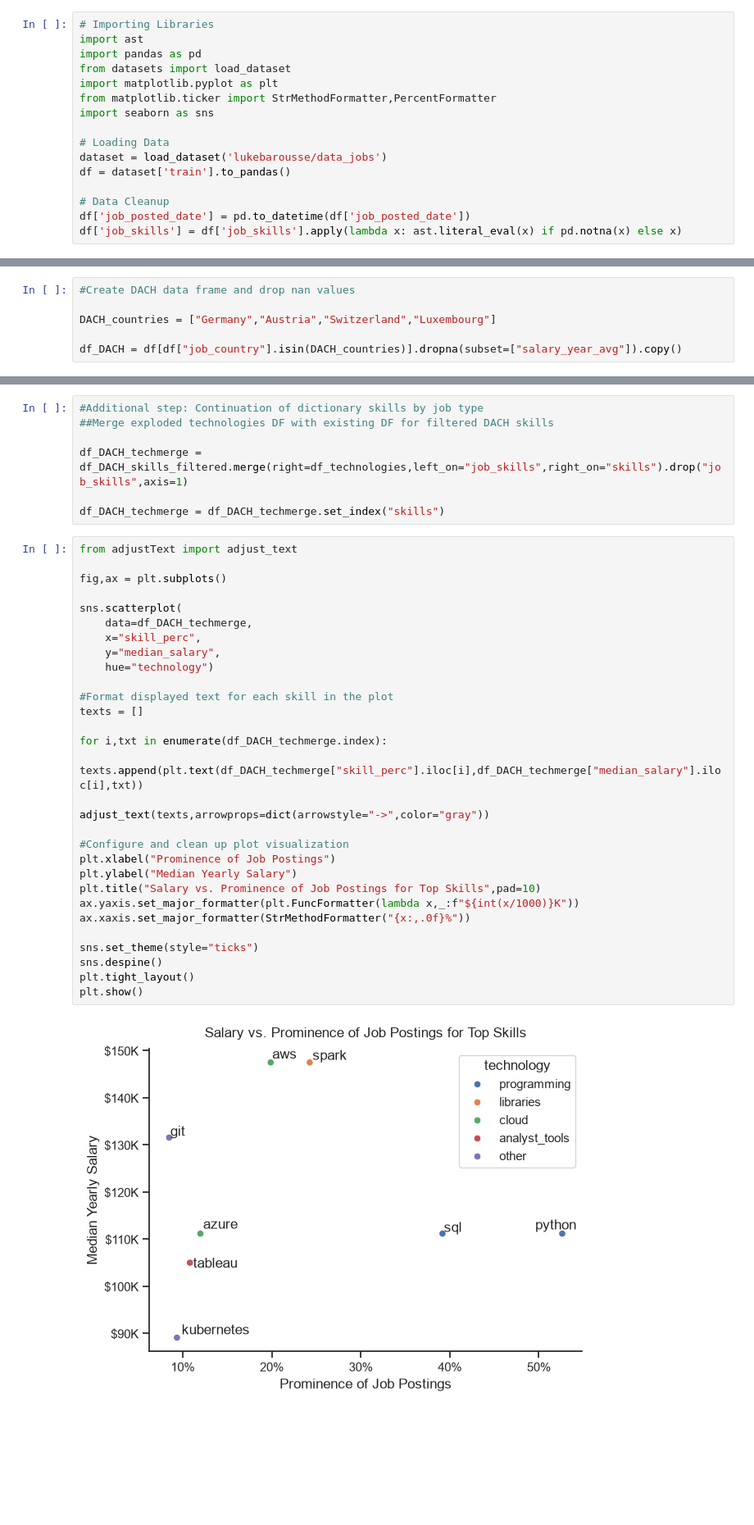
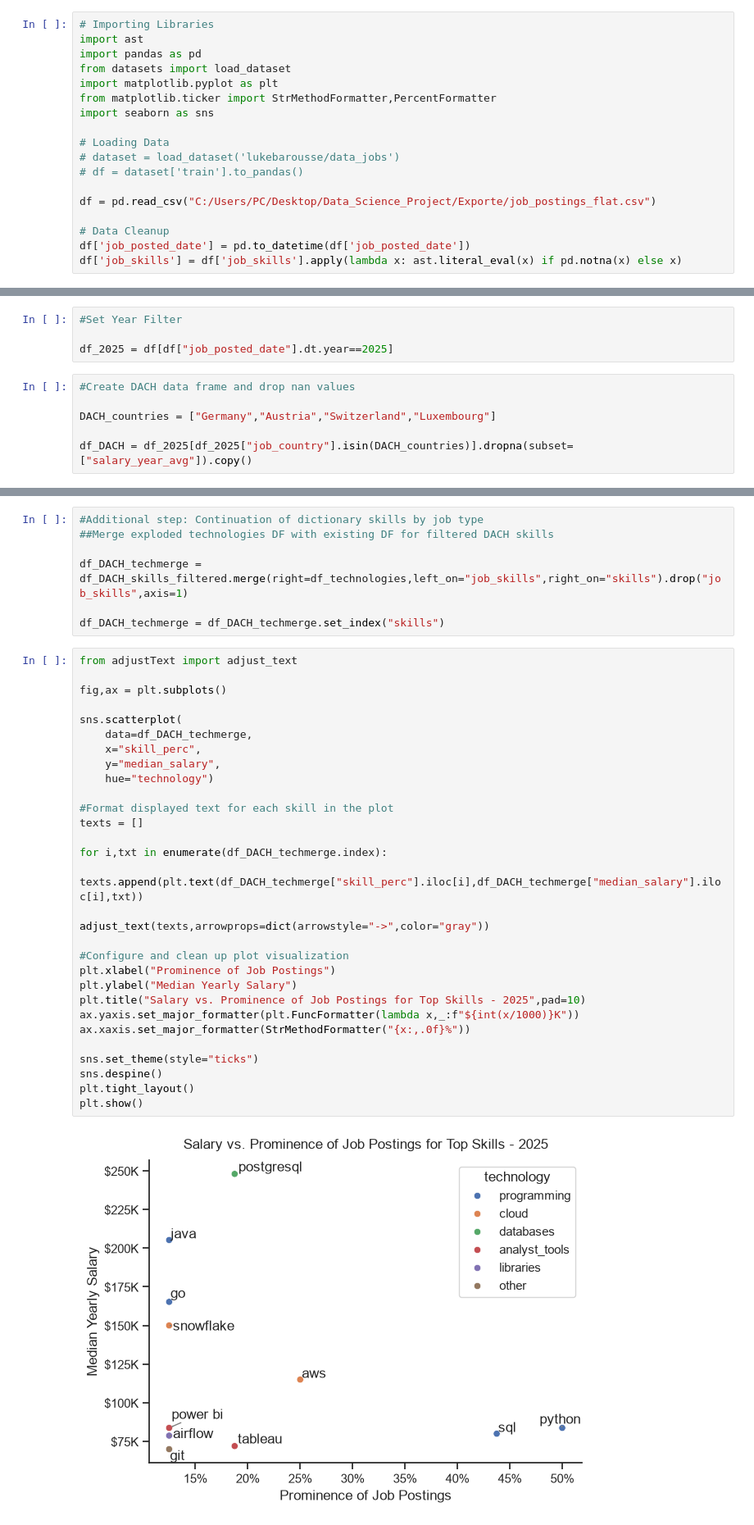
Before and after one commit to fallerdavid98-ai/Data_Analysis_Project, a Jupyter notebook: 3_Project/5_Optimal_Skills.ipynb, the cells around one changed output, grey strips where cells are left out. Shown at 82% size. Cells and saved outputs as stored; diff of their text form; blank space fills up the shorter version.

```diff
--- a/3_Project/5_Optimal_Skills.ipynb
+++ b/3_Project/5_Optimal_Skills.ipynb
@@ -8,8 +8,10 @@ from matplotlib.ticker import StrMethodFormatter,PercentFormatter
 import seaborn as sns
 
 # Loading Data
-dataset = load_dataset('lukebarousse/data_jobs')
-df = dataset['train'].to_pandas()
+# dataset = load_dataset('lukebarousse/data_jobs')
+# df = dataset['train'].to_pandas()
+
+df = pd.read_csv("C:/Users/PC/Desktop/Data_Science_Project/Exporte/job_postings_flat.csv")
 
 # Data Cleanup
 df['job_posted_date'] = pd.to_datetime(df['job_posted_date'])
@@ -19,9 +19,13 @@ Warning: You are sending unauthenticated requests to the HF Hub. Please set a HF
+# %%
+#Set Year Filter
+
+df_2025 = df[df["job_posted_date"].dt.year==2025]
 # %%
 #Create DACH data frame and drop nan values
 
 DACH_countries = ["Germany","Austria","Switzerland","Luxembourg"]
 
-df_DACH = df[df["job_country"].isin(DACH_countries)].dropna(subset=["salary_year_avg"]).copy()
+df_DACH = df_2025[df_2025["job_country"].isin(DACH_countries)].dropna(subset=["salary_year_avg"]).copy()
 # %%
 #Expand/Explode job skills column
 
@@ -95,32 +99,32 @@ df_DACH_techmerge = df_DACH_techmerge.set_index("skills")
 # %%
 from adjustText import adjust_text
 
 fig,ax = plt.subplots()
 
 sns.scatterplot(
     data=df_DACH_techmerge,
     x="skill_perc",
     y="median_salary",
     hue="technology")
 
 #Format displayed text for each skill in the plot
 texts = []
 
 for i,txt in enumerate(df_DACH_techmerge.index):
     texts.append(plt.text(df_DACH_techmerge["skill_perc"].iloc[i],df_DACH_techmerge["median_salary"].iloc[i],txt))
 
 adjust_text(texts,arrowprops=dict(arrowstyle="->",color="gray"))
 
 #Configure and clean up plot visualization
 plt.xlabel("Prominence of Job Postings")
 plt.ylabel("Median Yearly Salary")
-plt.title("Salary vs. Prominence of Job Postings for Top Skills",pad=10)
+plt.title("Salary vs. Prominence of Job Postings for Top Skills - 2025",pad=10)
 ax.yaxis.set_major_formatter(plt.FuncFormatter(lambda x,_:f"${int(x/1000)}K"))
 ax.xaxis.set_major_formatter(StrMethodFormatter("{x:,.0f}%"))
 
 sns.set_theme(style="ticks")
 sns.despine()
 plt.tight_layout()
 plt.show()
 # %% [output]
-[figure, old version]
+[figure, new version]
```
Also changed, not shown: parts of 1 cell of this notebook, 13 other files.
